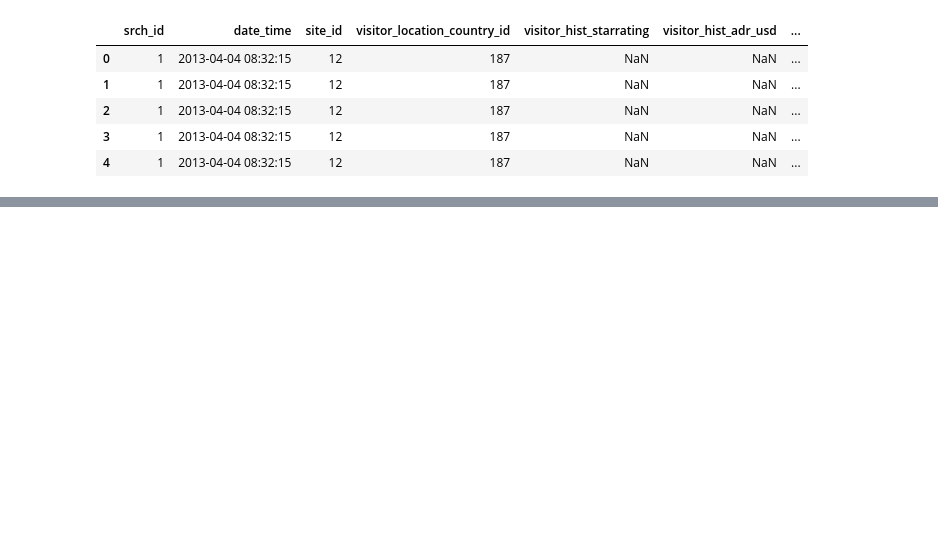
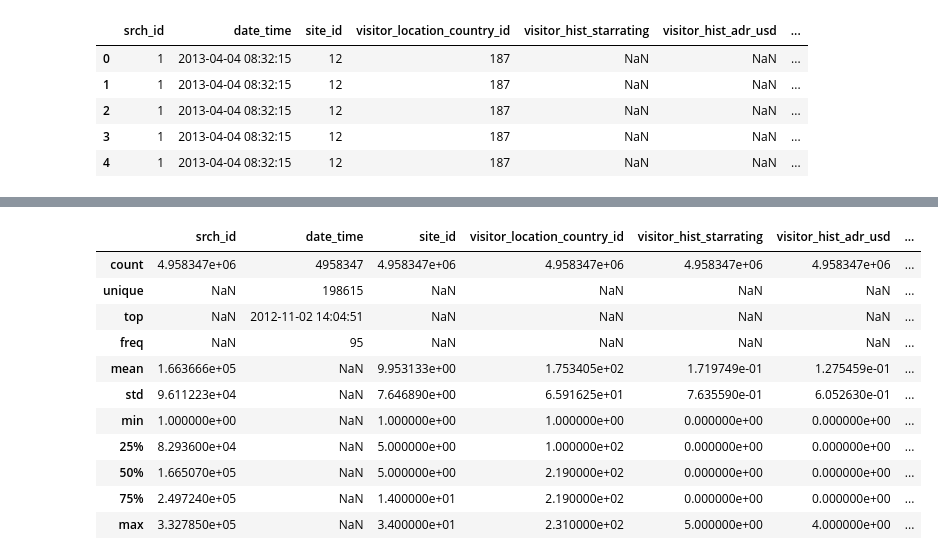
Before and after one commit to Frederikevanesch/Data-mining-assignment-2, a Jupyter notebook: DMT_assignment2_DataPrep_JP.ipynb, the cells around one changed output, grey strips where cells are left out. Drawn from its saved outputs; the diff is of its cells as text; code cells hidden in the pictures; blank space fills up the shorter version.

```diff
--- a/DMT_assignment2_DataPrep_JP.ipynb
+++ b/DMT_assignment2_DataPrep_JP.ipynb
@@ -187,0 +209,15 @@ counts
+# %%
+df.describe(include='all')
+# %% [output]
+|  | srch_id | date_time | site_id | visitor_location_country_id | visitor_hist_starrating | visitor_hist_adr_usd | ... |
+| count | 4.958347e+06 | 4958347 | 4.958347e+06 | 4.958347e+06 | 4.958347e+06 | 4.958347e+06 | ... |
+| unique | NaN | 198615 | NaN | NaN | NaN | NaN | ... |
+| top | NaN | 2012-11-02 14:04:51 | NaN | NaN | NaN | NaN | ... |
+| freq | NaN | 95 | NaN | NaN | NaN | NaN | ... |
+| mean | 1.663666e+05 | NaN | 9.953133e+00 | 1.753405e+02 | 1.719749e-01 | 1.275459e-01 | ... |
+| std | 9.611223e+04 | NaN | 7.646890e+00 | 6.591625e+01 | 7.635590e-01 | 6.052630e-01 | ... |
+| min | 1.000000e+00 | NaN | 1.000000e+00 | 1.000000e+00 | 0.000000e+00 | 0.000000e+00 | ... |
+| 25% | 8.293600e+04 | NaN | 5.000000e+00 | 1.000000e+02 | 0.000000e+00 | 0.000000e+00 | ... |
+| 50% | 1.665070e+05 | NaN | 5.000000e+00 | 2.190000e+02 | 0.000000e+00 | 0.000000e+00 | ... |
+| 75% | 2.497240e+05 | NaN | 1.400000e+01 | 2.190000e+02 | 0.000000e+00 | 0.000000e+00 | ... |
+| max | 3.327850e+05 | NaN | 3.400000e+01 | 2.310000e+02 | 5.000000e+00 | 4.000000e+00 | ... |
```
Also changed, not shown: parts of 28 cells of this notebook, 1 other file.
